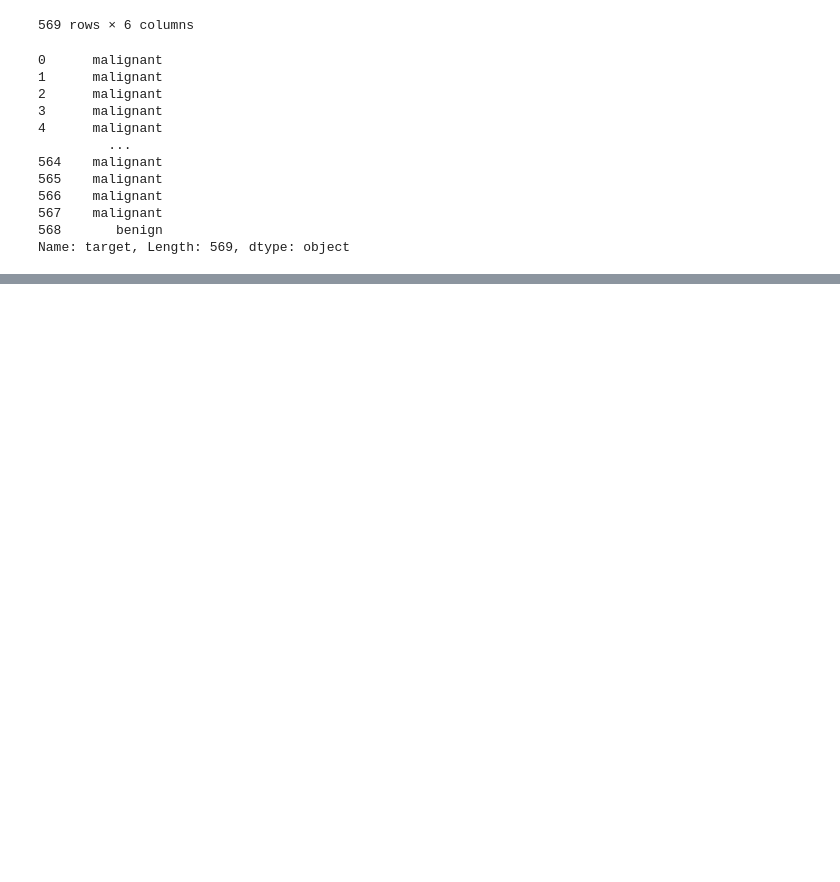
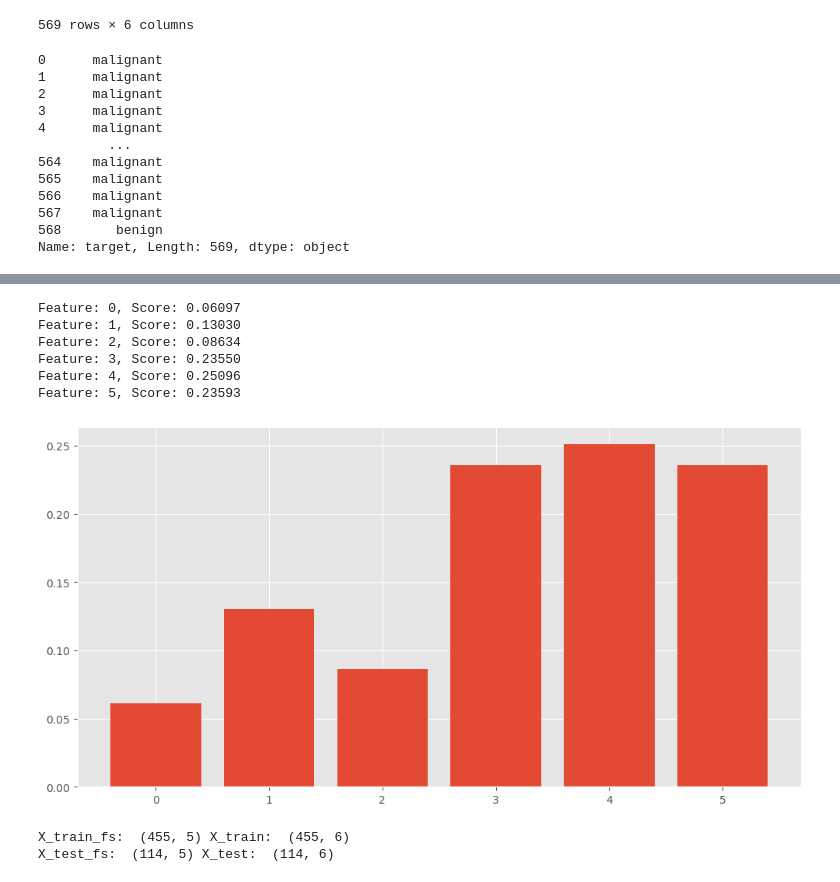
Before and after one commit to DrunkV/ML---Inl-mningsuppgift-projekt, a Jupyter notebook: korrelation_och_KKNeighbors.ipynb, the cells around one changed output, grey strips where cells are left out. Saved outputs shown, nothing was run; the diff lists cells and outputs as text; code cells hidden in the pictures; blank space fills up the shorter version.

```diff
--- a/korrelation_och_KKNeighbors.ipynb
+++ b/korrelation_och_KKNeighbors.ipynb
@@ -344,0 +355,11 @@ weighted avg       0.95      0.95      0.95       114
+# %%
+# Vi träner nu med Random Forrest Classifier model
+
+from sklearn.ensemble import RandomForestClassifier
+
+X_train, X_test, y_train, y_test = train_test_split(X, y, test_size=0.2, random_state=42)
+
+rf  = RandomForestClassifier(n_estimators = 100, random_state=42)
+rf.fit(X_train, y_train)
+
+importance = rf.feature_importances_
@@ -344,0 +390,49 @@ weighted avg       0.95      0.95      0.95       114
+# %%
+# Vi kan se att vår model har använt sig främst av feature
+# 1, 3, 4, 5, och vi kan därför gissa att dessa är våra informativa features.
+
+from matplotlib import pyplot as plt
+
+# Print the feature perfomance prettier
+
+for i,v in enumerate(importance):
+    print('Feature: %0d, Score: %.5f' % (i,v))
+
+# Plot feature importance
+plt.bar([x for x in range(len(importance))], importance)
+plt.show()
+# %% [output]
+Feature: 0, Score: 0.06097
+Feature: 1, Score: 0.13030
+Feature: 2, Score: 0.08634
+Feature: 3, Score: 0.23550
+Feature: 4, Score: 0.25096
+Feature: 5, Score: 0.23593
+[figure, added]
+# %%
+# Vi vill nu ta bort de features som inte är informativa,
+# vi kan göra detta genom att använda oss av SelectFromModel
+
+from sklearn.feature_selection import SelectFromModel
+
+# Write a function that selects the most important features
+
+def select_features(X_train, y_train, X_test):
+    # Find a good subset of features
+
+    fs = SelectFromModel(RandomForestClassifier(n_estimators=100, random_state=42), threshold=0.08)
+    fs.fit(X_train, y_train)
+    X_train_fs = fs.transform(X_train)
+    print("X_train_fs: ", X_train_fs.shape, "X_train: ", X_train.shape)
+    X_test_fs = fs.transform(X_test)
+    print("X_test_fs: ", X_test_fs.shape, "X_test: ", X_test.shape)
+    return X_train_fs, X_test_fs, fs
+
+# Run the function
+
+X_train_fs, X_test_fs, fs = select_features(X_train, y_train, X_test)
+
+# Vi kan nu se att vi har fått ut 3 features som är de mest informativa
+# %% [output]
+X_train_fs:  (455, 5) X_train:  (455, 6)
+X_test_fs:  (114, 5) X_test:  (114, 6)
```
Also changed, not shown: parts of 20 cells of this notebook.
